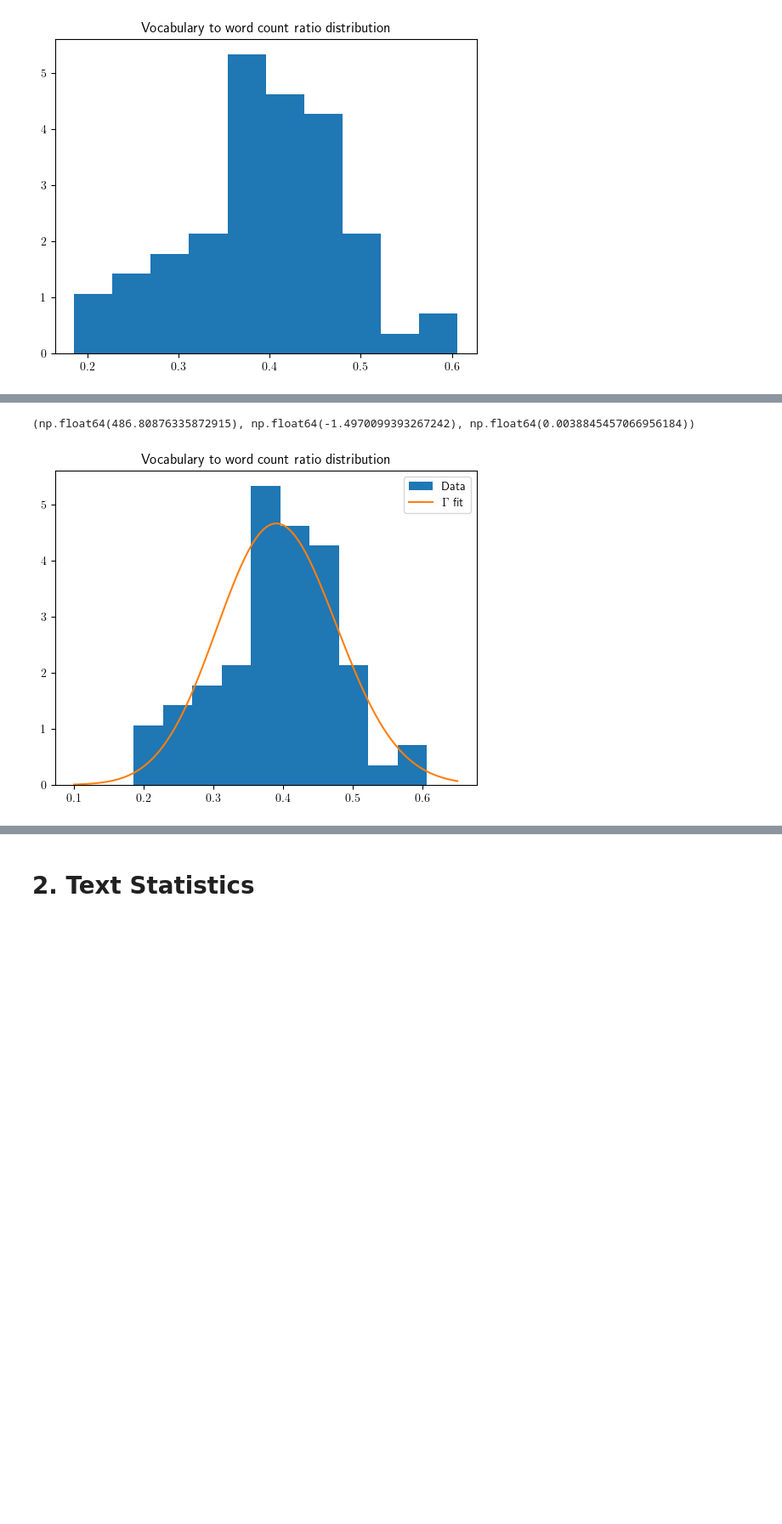
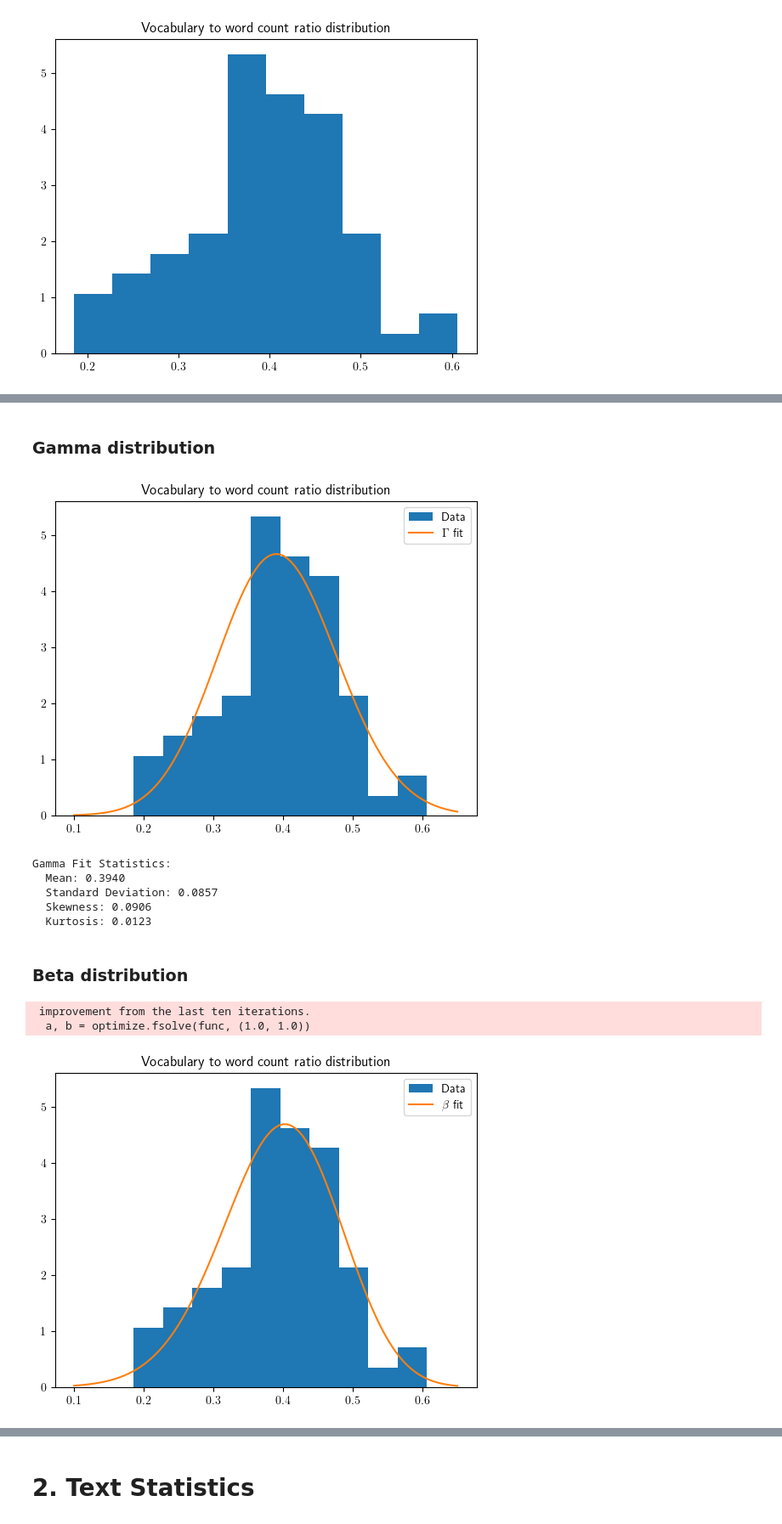
Before and after one commit to LFD103108/lovecraft, a Jupyter notebook: notebooks/data_visualization.ipynb, the cells around one changed output, grey strips where cells are left out. Shown at 85% size. Saved outputs shown, nothing was run; the diff lists cells and outputs as text; code cells hidden in the pictures; blank space fills up the shorter version.

Commit message:
adding statiscal analysis of the vocabulary/word distribution

```diff
--- a/notebooks/data_visualization.ipynb
+++ b/notebooks/data_visualization.ipynb
@@ -91,23 +118,58 @@ Text(0.5, 1.0, 'Vocabulary to word count ratio distribution')
+# %% [markdown]
+### Gamma distribution
 # %%
-# vocabulary to word count ratio histogram
 
 # vocabulary to word count
 vocab_to_word = biblio.df_texts['vocabulary']/biblio.df_texts['word_count']
 
 # gamma distribution fit (tried gamma due to assymetry)
 from scipy.stats import gamma
-params = gamma.fit( vocab_to_word )  # fits a gamma distribution to the vocabulary to
-
-print(params)
+params_gamma = gamma.fit(vocab_to_word)  # fits a gamma distribution to the vocabulary
 
 x = np.linspace(0.1, 0.65, 100)
-gamma_fit = gamma.pdf( x, *params )
+gamma_fit = gamma.pdf(x, *params_gamma)
 
-plt.hist( vocab_to_word, density=True, label='Data' )  # creates a histogram of the vocabulary sizes of the texts
+plt.hist(vocab_to_word, density=True, label='Data')  # creates a histogram of the vocabulary sizes of the texts
 plt.plot( x, gamma_fit, label=r'$\Gamma$ fit')  # plots the fitted gamma distribution
 plt.title('Vocabulary to word count ratio distribution')
 plt.legend()
 plt.show()
 # %% [output]
-(np.float64(486.80876335872915), np.float64(-1.4970099393267242), np.float64(0.0038845457066956184))
 [figure]
+# %%
+# statistics for the gamma fit
+gamma_mean = gamma.mean(*params_gamma)
+gamma_std = gamma.std(*params_gamma) # standard deviation
+gamma_skew = gamma.stats(*params_gamma, moments='s')  # Skewness
+gamma_kurt = gamma.stats(*params_gamma, moments='k')  # Kurtosis
+
+print(f"\nGamma Fit Statistics:")
+print(f"  Mean: {gamma_mean:.4f}")
+print(f"  Standard Deviation: {gamma_std:.4f}")
+print(f"  Skewness: {gamma_skew:.4f}")
+print(f"  Kurtosis: {gamma_kurt:.4f}")
+# %% [output]
+Gamma Fit Statistics:
+  Mean: 0.3940
+  Standard Deviation: 0.0857
+  Skewness: 0.0906
+  Kurtosis: 0.0123
+# %% [markdown]
+### Beta distribution
+# %%
+from scipy.stats import beta
+
+params_beta = beta.fit( vocab_to_word )  # fits a beta distribution to the vocabulary
+
+x = np.linspace(0.1, 0.65, 100)
+beta_fit = beta.pdf( x, *params_beta)
+
+plt.hist( vocab_to_word, density=True, label='Data' )  # creates a histogram of the vocabulary sizes of the texts
+plt.plot( x, beta_fit, label=r'$\beta$ fit')  # plots the fitted beta distribution
+plt.title('Vocabulary to word count ratio distribution')
+plt.legend()
+plt.show()
+# %% [output]
+ improvement from the last ten iterations.
+  a, b = optimize.fsolve(func, (1.0, 1.0))
+[figure, added]
```
Also changed, not shown: parts of 26 cells of this notebook.
